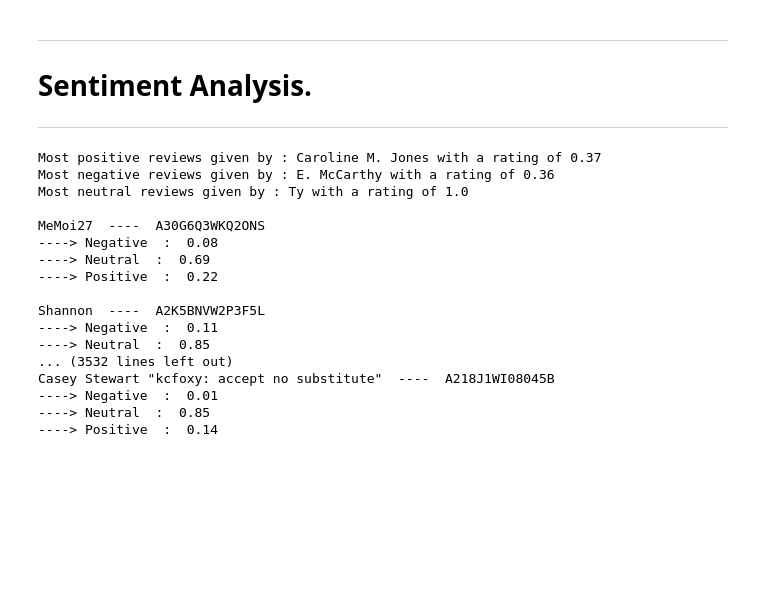
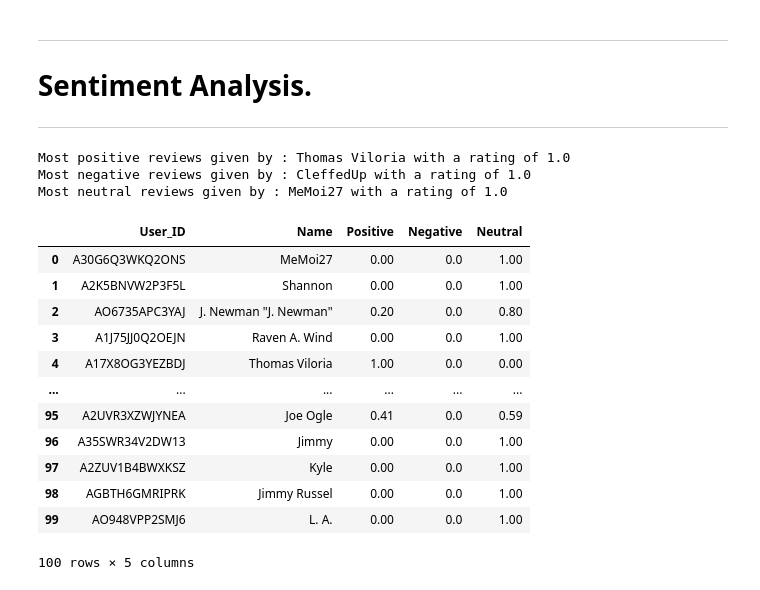
Before and after one commit to hemanth-kotagiri/xdi-amazon-eda-ml, a Jupyter notebook: EDA/EDA.ipynb, the cells around one changed output. Cells and saved outputs as stored; diff of their text form; code cells hidden in the pictures; blank space fills up the shorter version.

```diff
--- a/EDA/EDA.ipynb
+++ b/EDA/EDA.ipynb
@@ -115,7 +115,7 @@ def clean_text(txt):
     return ' '.join([w for w in tokenized if w not in stop_words and w not in punctuation])
 
 def calc_sentiment():
-    user_text_df = df[["UserId", "Text", "ProfileName"]]
+    user_text_df = df[["UserId", "Summary", "ProfileName"]]
     fltr = df["HelpfulnessNumerator"] > 50
     user_text_df = user_text_df.loc[fltr]
     for _, row in user_text_df.iterrows():
@@ -136,53 +136,64 @@ def calc_sentiment():
                 'times' : 1,
                 "name" : name
             }
 
     # divide the sentiments with the times values.
     pos, neg, neu = 0, 0, 0
     pos_name, neg_name, neu_name = "","",""
     for user_id, sent_dict in users_sentiment.items():
         for sentiment, value in sent_dict.items():
             if sentiment != "name":
                 users_sentiment[user_id][sentiment] = round(users_sentiment[user_id][sentiment] / users_sentiment[user_id]["times"], 2)
                 if sentiment == "positive" and users_sentiment[user_id][sentiment] > pos:
                     pos = users_sentiment[user_id][sentiment]
                     pos_name = users_sentiment[user_id]["name"]
                 elif sentiment == "negative" and users_sentiment[user_id][sentiment] > neg:
                     neg = users_sentiment[user_id][sentiment]
                     neg_name = users_sentiment[user_id]["name"]
                 elif sentiment == "neutral" and users_sentiment[user_id][sentiment] > neu:
                     neu = users_sentiment[user_id][sentiment]
                     neu_name = users_sentiment[user_id]["name"]
         del users_sentiment[user_id]["times"]
 
     # Printing the overall sentiment dominance of the top reviewers.
     print("Most positive reviews given by : {} with a rating of {}".format(pos_name, pos))
     print("Most negative reviews given by : {} with a rating of {}".format(neg_name, neg))
     print("Most neutral reviews given by : {} with a rating of {}".format(neu_name, neu))
     print()
+
+    rows = []
+
     for user_id, sent_dict in users_sentiment.items():
-        print( users_sentiment[user_id]["name"], " ---- ",user_id)
-        for sentiment, value in sent_dict.items():
-            if sentiment != "name":
-                print("---->",sentiment.title(), " : ", value)
-        print()
 
-calc_sentiment()
+        row = [user_id, sent_dict["name"], sent_dict["positive"], sent_dict["negative"], sent_dict["neutral"]]
+
+        rows.append(row)
+
+    sent_df = pd.DataFrame(rows, columns = ["User_ID", "Name", "Positive", "Negative", "Neutral"])
+#         print( users_sentiment[user_id]["name"], " ---- ",user_id)
+#         for sentiment, value in sent_dict.items():
+#             if sentiment != "name":
+#                 print("---->",sentiment.title(), " : ", value)
+#         print()
+    return sent_df
+
+sent_df = calc_sentiment()
+
+sent_df.head(100)
 # %% [output]
-Most positive reviews given by : Caroline M. Jones with a rating of 0.37
-Most negative reviews given by : E. McCarthy with a rating of 0.36
-Most neutral reviews given by : Ty with a rating of 1.0
-
-MeMoi27  ----  A30G6Q3WKQ2ONS
-----> Negative  :  0.08
-----> Neutral  :  0.69
-----> Positive  :  0.22
-
-Shannon  ----  A2K5BNVW2P3F5L
-----> Negative  :  0.11
-----> Neutral  :  0.85
-... (3532 lines left out)
-Casey Stewart "kcfoxy: accept no substitute"  ----  A218J1WI08045B
-----> Negative  :  0.01
-----> Neutral  :  0.85
-----> Positive  :  0.14
+Most positive reviews given by : Thomas Viloria with a rating of 1.0
+Most negative reviews given by : CleffedUp with a rating of 1.0
+Most neutral reviews given by : MeMoi27 with a rating of 1.0
+|  | User_ID | Name | Positive | Negative | Neutral |
+| 0 | A30G6Q3WKQ2ONS | MeMoi27 | 0.00 | 0.0 | 1.00 |
+| 1 | A2K5BNVW2P3F5L | Shannon | 0.00 | 0.0 | 1.00 |
+| 2 | AO6735APC3YAJ | J. Newman "J. Newman" | 0.20 | 0.0 | 0.80 |
+| 3 | A1J75JJ0Q2OEJN | Raven A. Wind | 0.00 | 0.0 | 1.00 |
+| 4 | A17X8OG3YEZBDJ | Thomas Viloria | 1.00 | 0.0 | 0.00 |
+| ... | ... | ... | ... | ... | ... |
+| 95 | A2UVR3XZWJYNEA | Joe Ogle | 0.41 | 0.0 | 0.59 |
+| 96 | A35SWR34V2DW13 | Jimmy | 0.00 | 0.0 | 1.00 |
+| 97 | A2ZUV1B4BWXKSZ | Kyle | 0.00 | 0.0 | 1.00 |
+| 98 | AGBTH6GMRIPRK | Jimmy Russel | 0.00 | 0.0 | 1.00 |
+| 99 | AO948VPP2SMJ6 | L. A. | 0.00 | 0.0 | 1.00 |
+100 rows × 5 columns
```
Also changed, not shown: parts of 5 cells of this notebook.
